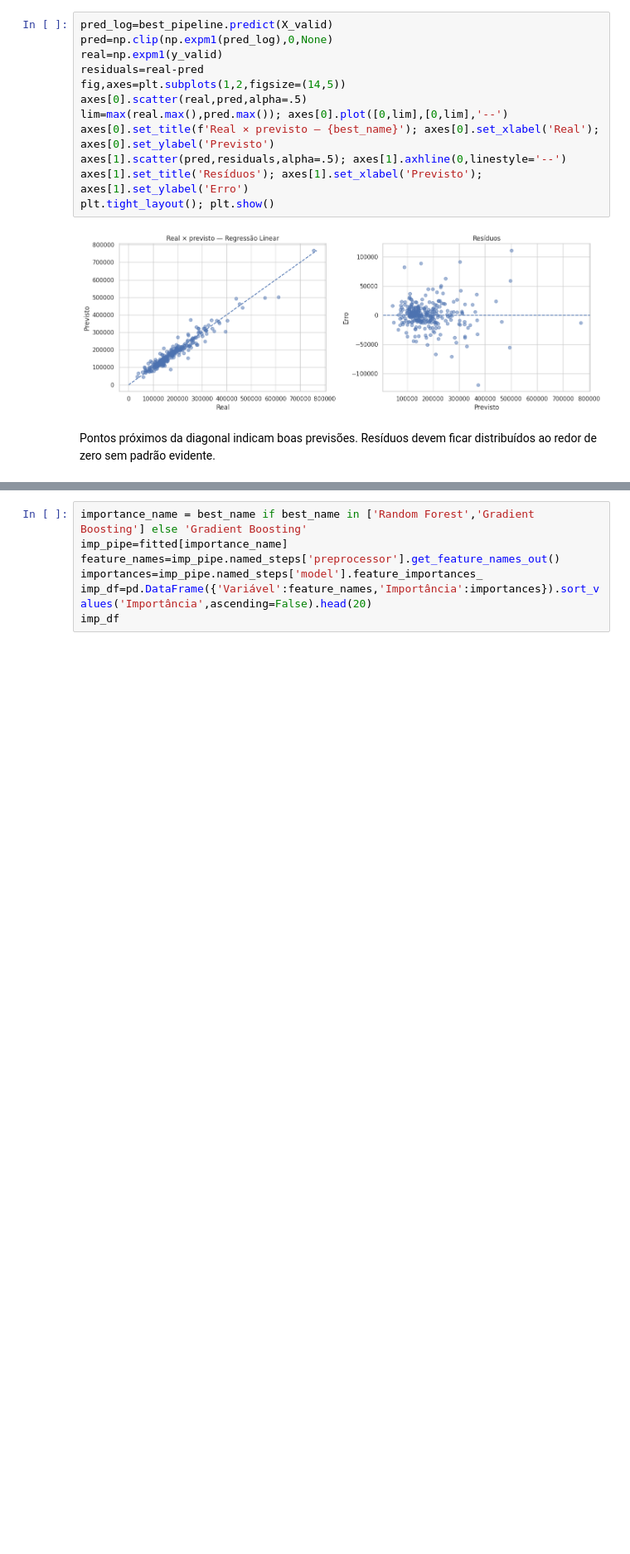
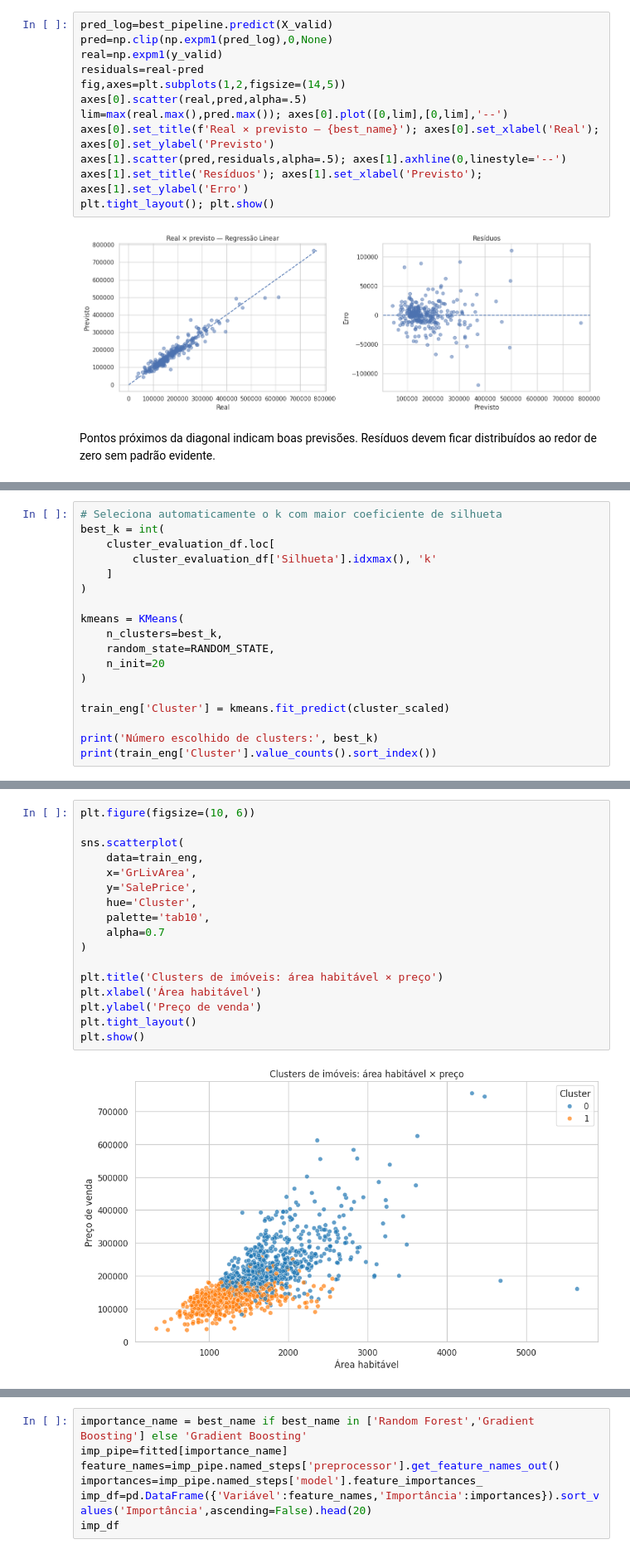
Before and after one commit to sevla7/Projeto-Trainee-Dados, a Jupyter notebook: projeto_trainee.ipynb, the cells around one changed output, grey strips where cells are left out. Shown at 83% size. Cells and saved outputs as stored; diff of their text form; blank space fills up the shorter version.

```diff
--- a/projeto_trainee.ipynb
+++ b/projeto_trainee.ipynb
@@ -474,0 +673,18 @@ Pontos próximos da diagonal indicam boas previsões. Resíduos devem ficar dist
+# %%
+# Seleciona automaticamente o k com maior coeficiente de silhueta
+best_k = int(
+    cluster_evaluation_df.loc[
+        cluster_evaluation_df['Silhueta'].idxmax(), 'k'
+    ]
+)
+
+kmeans = KMeans(
+    n_clusters=best_k,
+    random_state=RANDOM_STATE,
+    n_init=20
+)
+
+train_eng['Cluster'] = kmeans.fit_predict(cluster_scaled)
+
+print('Número escolhido de clusters:', best_k)
+print(train_eng['Cluster'].value_counts().sort_index())
@@ -474,0 +713,19 @@ Pontos próximos da diagonal indicam boas previsões. Resíduos devem ficar dist
+# %%
+plt.figure(figsize=(10, 6))
+
+sns.scatterplot(
+    data=train_eng,
+    x='GrLivArea',
+    y='SalePrice',
+    hue='Cluster',
+    palette='tab10',
+    alpha=0.7
+)
+
+plt.title('Clusters de imóveis: área habitável × preço')
+plt.xlabel('Área habitável')
+plt.ylabel('Preço de venda')
+plt.tight_layout()
+plt.show()
+# %% [output]
+[figure, added]
```
Also changed, not shown: parts of 18 cells of this notebook.
